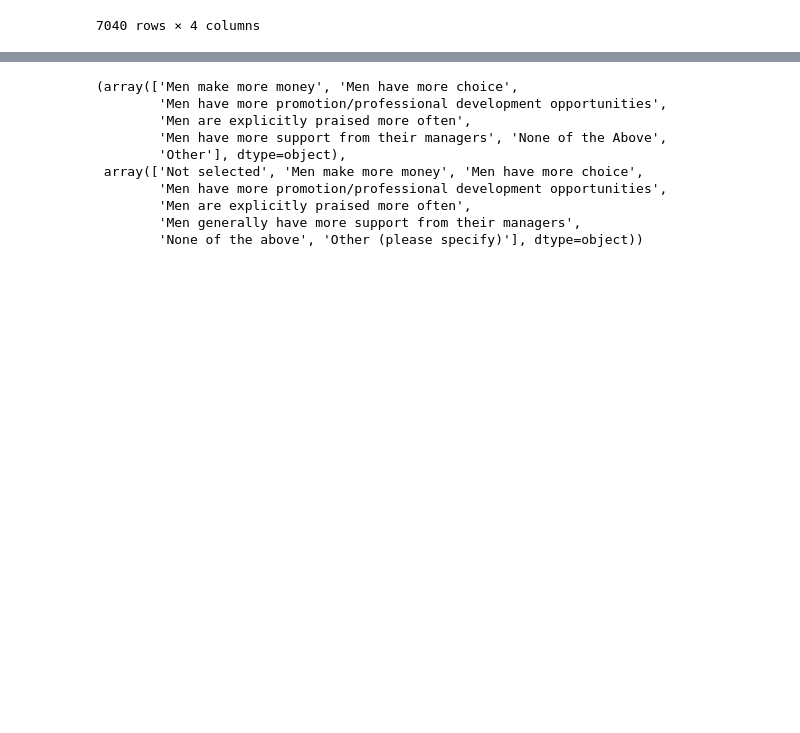
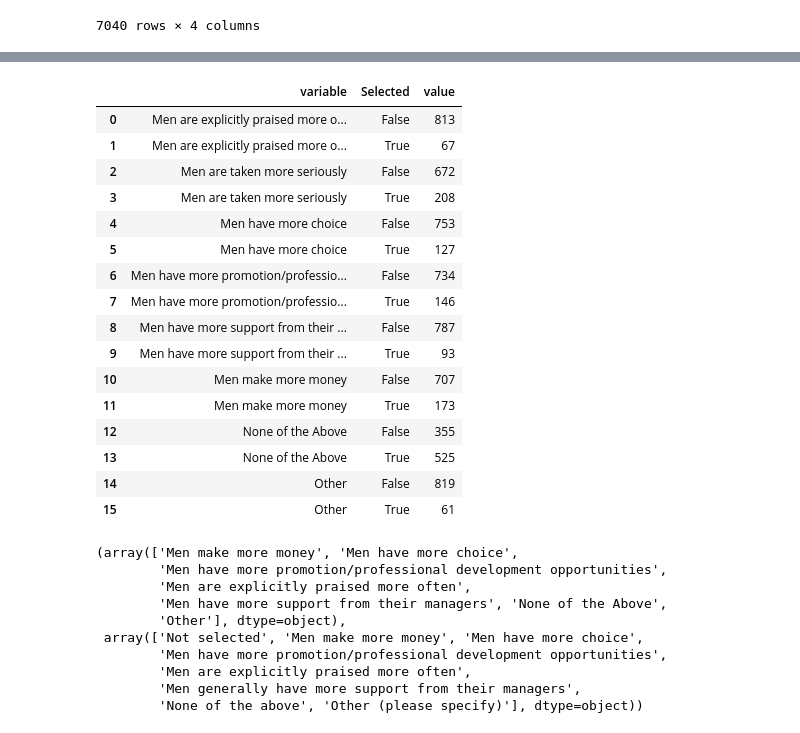
Before and after one commit to data301-2021-winter1/group20-project-, a Jupyter notebook: notebooks/analysis1.ipynb, the cells around one changed output, grey strips where cells are left out. Saved outputs shown, nothing was run; the diff lists cells and outputs as text; code cells hidden in the pictures; blank space fills up the shorter version.

```diff
--- a/notebooks/analysis1.ipynb
+++ b/notebooks/analysis1.ipynb
@@ -296,0 +313,21 @@ df3
+# %%
+df4 = df3.groupby(['variable','Selected']).count().reset_index()[['variable','Selected','value']]
+df4
+# %% [output]
+|  | variable | Selected | value |
+| 0 | Men are explicitly praised more o... | False | 813 |
+| 1 | Men are explicitly praised more o... | True | 67 |
+| 2 | Men are taken more seriously | False | 672 |
+| 3 | Men are taken more seriously | True | 208 |
+| 4 | Men have more choice | False | 753 |
+| 5 | Men have more choice | True | 127 |
+| 6 | Men have more promotion/professio... | False | 734 |
+| 7 | Men have more promotion/professio... | True | 146 |
+| 8 | Men have more support from their ... | False | 787 |
+| 9 | Men have more support from their ... | True | 93 |
+| 10 | Men make more money | False | 707 |
+| 11 | Men make more money | True | 173 |
+| 12 | None of the Above | False | 355 |
+| 13 | None of the Above | True | 525 |
+| 14 | Other | False | 819 |
+| 15 | Other | True | 61 |
```
Also changed, not shown: parts of 11 cells of this notebook, 3 other files.
